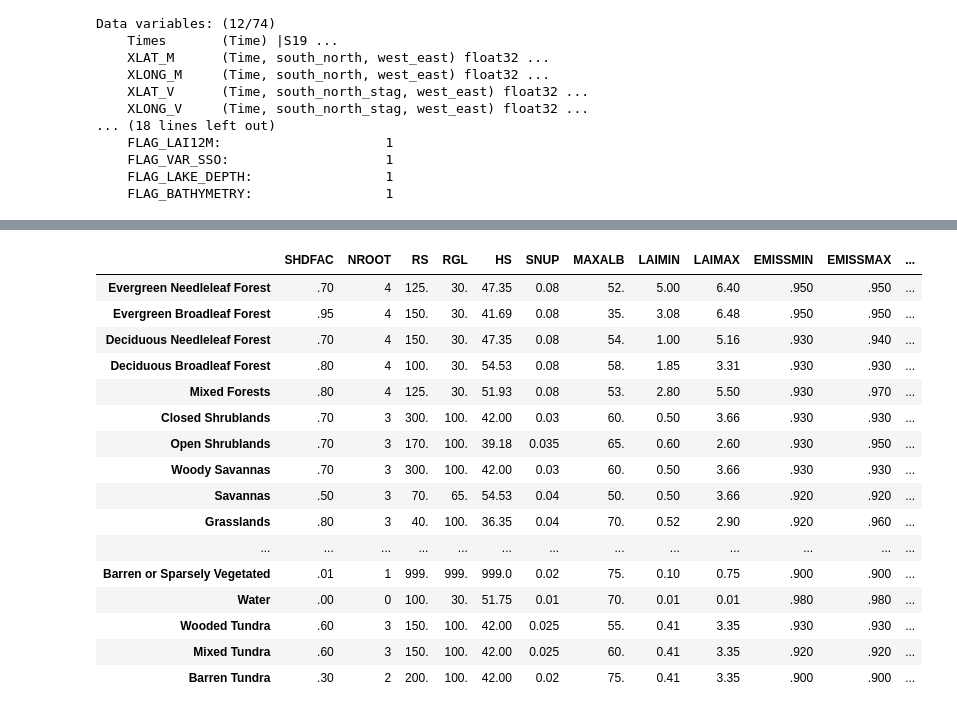
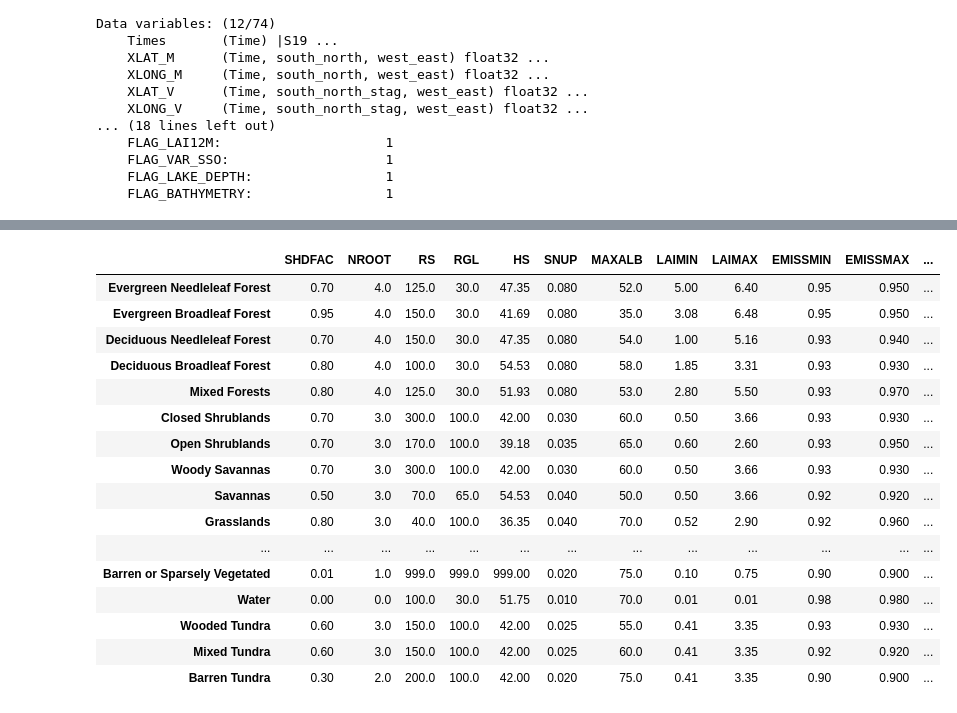
Before and after one commit to sierrapor/TFG, a Jupyter notebook: VegeTables.ipynb, the cells around one changed output, grey strips where cells are left out. Saved outputs shown, nothing was run; the diff lists cells and outputs as text; code cells hidden in the pictures.

```diff
--- a/VegeTables.ipynb
+++ b/VegeTables.ipynb
@@ -78,45 +73,50 @@ def read_tables(tables_names, tabla):
 # %%
 #The function creates a DataFrame from the list returned from the function "read_table" and set the index and columns names
 def tables_to_df(tables_names, tabla):
     if tabla in tables_names:
         df = pd.DataFrame(read_tables(tables_names, tabla))
         df.rename(columns={0:'col'},inplace=True) #renames the first column of the DataFrame to 'col'
         df = df.col.str.split(",", expand=True) #splits the 'col' column of the DataFrame based on commas and expands it into separate columns
         df = df.drop(0, axis = 1) # drops the first column of the DataFrame
         nombres = df.iloc[0,1]
         nombres = nombres.split()
         nombres.append("j")
         df = df.set_index(df.iloc[:, -1])
         df = df[1:]
         df.columns = nombres
         df.index.name = None
         df = df.drop("j", axis = 1)
         df.columns = df.columns.str.strip("'") #Eliminates the ' in the column names
         df.index = df.index.str.strip()
         df.index = df.index.str.strip("'") #Eliminates the blank spaces and ' in the index
+        for column in df.columns: #Covert string into float
+            df[column] = df[column].astype(float)
+        #Add mean values of LAI and albedo to the dataframe
+        df['LAIMEAN'] = (df['LAIMIN'] + df['LAIMAX'])/2
+        df['ALBEDOMEAN'] = (df['ALBEDOMIN'] + df['ALBEDOMAX'])/2
         return df
     else:
         return None
 
 tables_to_df(tables_names,'MODIFIED_IGBP_MODIS_NOAH')
 # %% [output]
 |  | SHDFAC | NROOT | RS | RGL | HS | SNUP | MAXALB | LAIMIN | LAIMAX | EMISSMIN | EMISSMAX | ... |
-| Evergreen Needleleaf Forest | .70 | 4 | 125. | 30. | 47.35 | 0.08 | 52. | 5.00 | 6.40 | .950 | .950 | ... |
-| Evergreen Broadleaf Forest | .95 | 4 | 150. | 30. | 41.69 | 0.08 | 35. | 3.08 | 6.48 | .950 | .950 | ... |
-| Deciduous Needleleaf Forest | .70 | 4 | 150. | 30. | 47.35 | 0.08 | 54. | 1.00 | 5.16 | .930 | .940 | ... |
-| Deciduous Broadleaf Forest | .80 | 4 | 100. | 30. | 54.53 | 0.08 | 58. | 1.85 | 3.31 | .930 | .930 | ... |
-| Mixed Forests | .80 | 4 | 125. | 30. | 51.93 | 0.08 | 53. | 2.80 | 5.50 | .930 | .970 | ... |
-| Closed Shrublands | .70 | 3 | 300. | 100. | 42.00 | 0.03 | 60. | 0.50 | 3.66 | .930 | .930 | ... |
-| Open Shrublands | .70 | 3 | 170. | 100. | 39.18 | 0.035 | 65. | 0.60 | 2.60 | .930 | .950 | ... |
-| Woody Savannas | .70 | 3 | 300. | 100. | 42.00 | 0.03 | 60. | 0.50 | 3.66 | .930 | .930 | ... |
-| Savannas | .50 | 3 | 70. | 65. | 54.53 | 0.04 | 50. | 0.50 | 3.66 | .920 | .920 | ... |
-| Grasslands | .80 | 3 | 40. | 100. | 36.35 | 0.04 | 70. | 0.52 | 2.90 | .920 | .960 | ... |
+| Evergreen Needleleaf Forest | 0.70 | 4.0 | 125.0 | 30.0 | 47.35 | 0.080 | 52.0 | 5.00 | 6.40 | 0.95 | 0.950 | ... |
+| Evergreen Broadleaf Forest | 0.95 | 4.0 | 150.0 | 30.0 | 41.69 | 0.080 | 35.0 | 3.08 | 6.48 | 0.95 | 0.950 | ... |
+| Deciduous Needleleaf Forest | 0.70 | 4.0 | 150.0 | 30.0 | 47.35 | 0.080 | 54.0 | 1.00 | 5.16 | 0.93 | 0.940 | ... |
+| Deciduous Broadleaf Forest | 0.80 | 4.0 | 100.0 | 30.0 | 54.53 | 0.080 | 58.0 | 1.85 | 3.31 | 0.93 | 0.930 | ... |
+| Mixed Forests | 0.80 | 4.0 | 125.0 | 30.0 | 51.93 | 0.080 | 53.0 | 2.80 | 5.50 | 0.93 | 0.970 | ... |
+| Closed Shrublands | 0.70 | 3.0 | 300.0 | 100.0 | 42.00 | 0.030 | 60.0 | 0.50 | 3.66 | 0.93 | 0.930 | ... |
+| Open Shrublands | 0.70 | 3.0 | 170.0 | 100.0 | 39.18 | 0.035 | 65.0 | 0.60 | 2.60 | 0.93 | 0.950 | ... |
+| Woody Savannas | 0.70 | 3.0 | 300.0 | 100.0 | 42.00 | 0.030 | 60.0 | 0.50 | 3.66 | 0.93 | 0.930 | ... |
+| Savannas | 0.50 | 3.0 | 70.0 | 65.0 | 54.53 | 0.040 | 50.0 | 0.50 | 3.66 | 0.92 | 0.920 | ... |
+| Grasslands | 0.80 | 3.0 | 40.0 | 100.0 | 36.35 | 0.040 | 70.0 | 0.52 | 2.90 | 0.92 | 0.960 | ... |
 | ... | ... | ... | ... | ... | ... | ... | ... | ... | ... | ... | ... | ... |
-| Barren or Sparsely Vegetated | .01 | 1 | 999. | 999. | 999.0 | 0.02 | 75. | 0.10 | 0.75 | .900 | .900 | ... |
-| Water | .00 | 0 | 100. | 30. | 51.75 | 0.01 | 70. | 0.01 | 0.01 | .980 | .980 | ... |
-| Wooded Tundra | .60 | 3 | 150. | 100. | 42.00 | 0.025 | 55. | 0.41 | 3.35 | .930 | .930 | ... |
-| Mixed Tundra | .60 | 3 | 150. | 100. | 42.00 | 0.025 | 60. | 0.41 | 3.35 | .920 | .920 | ... |
-| Barren Tundra | .30 | 2 | 200. | 100. | 42.00 | 0.02 | 75. | 0.41 | 3.35 | .900 | .900 | ... |
+| Barren or Sparsely Vegetated | 0.01 | 1.0 | 999.0 | 999.0 | 999.00 | 0.020 | 75.0 | 0.10 | 0.75 | 0.90 | 0.900 | ... |
+| Water | 0.00 | 0.0 | 100.0 | 30.0 | 51.75 | 0.010 | 70.0 | 0.01 | 0.01 | 0.98 | 0.980 | ... |
+| Wooded Tundra | 0.60 | 3.0 | 150.0 | 100.0 | 42.00 | 0.025 | 55.0 | 0.41 | 3.35 | 0.93 | 0.930 | ... |
+| Mixed Tundra | 0.60 | 3.0 | 150.0 | 100.0 | 42.00 | 0.025 | 60.0 | 0.41 | 3.35 | 0.92 | 0.920 | ... |
+| Barren Tundra | 0.30 | 2.0 | 200.0 | 100.0 | 42.00 | 0.020 | 75.0 | 0.41 | 3.35 | 0.90 | 0.900 | ... |
 # %%
 #The function reads the returned Dataframe from tables_to_df, creates a list with the values of the
 #LU_INDEX variable from the Dataset and returns a numpy array with its matching value from the Dataframe
```
Also changed, not shown: parts of 6 cells of this notebook.
